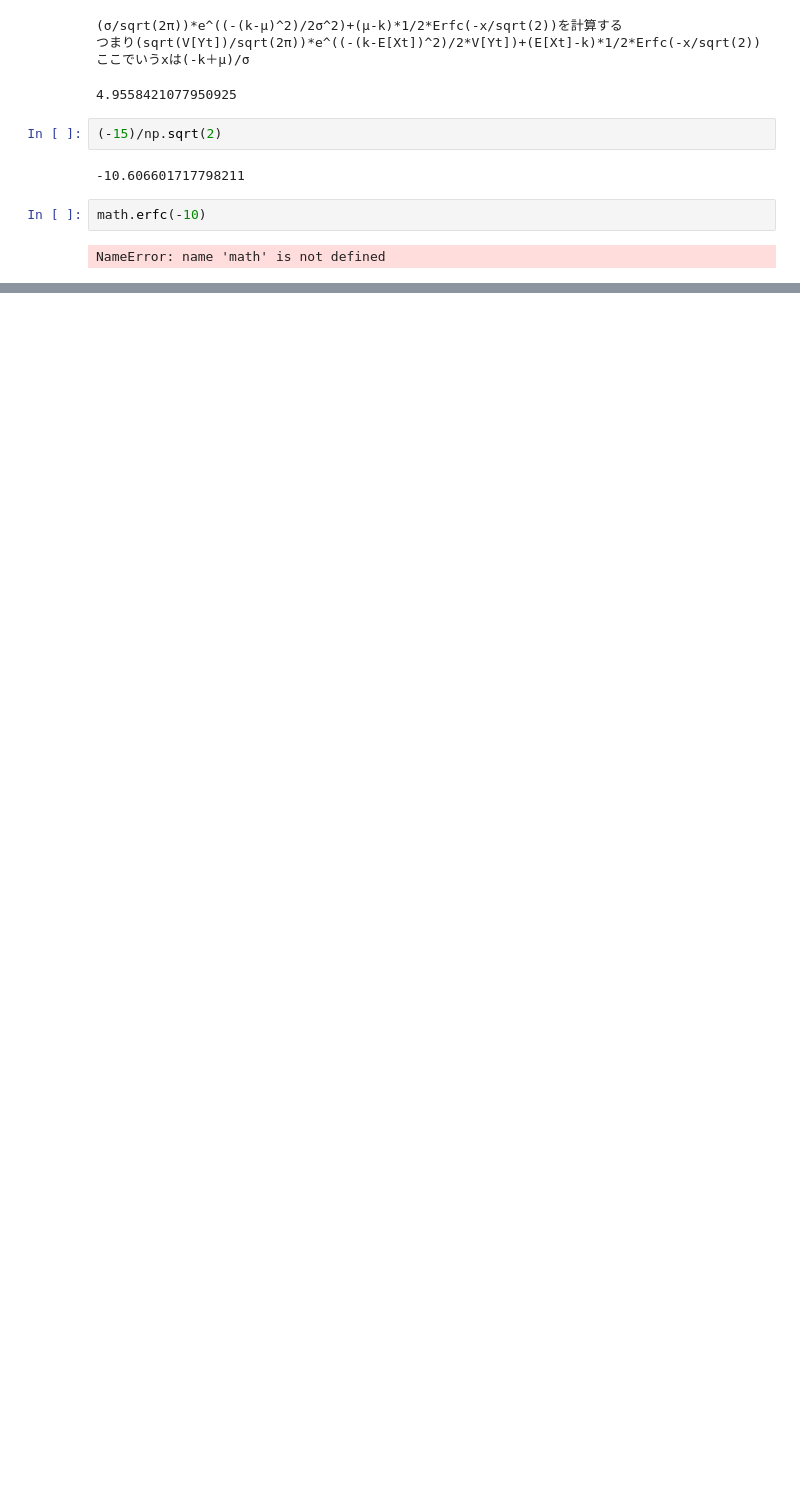
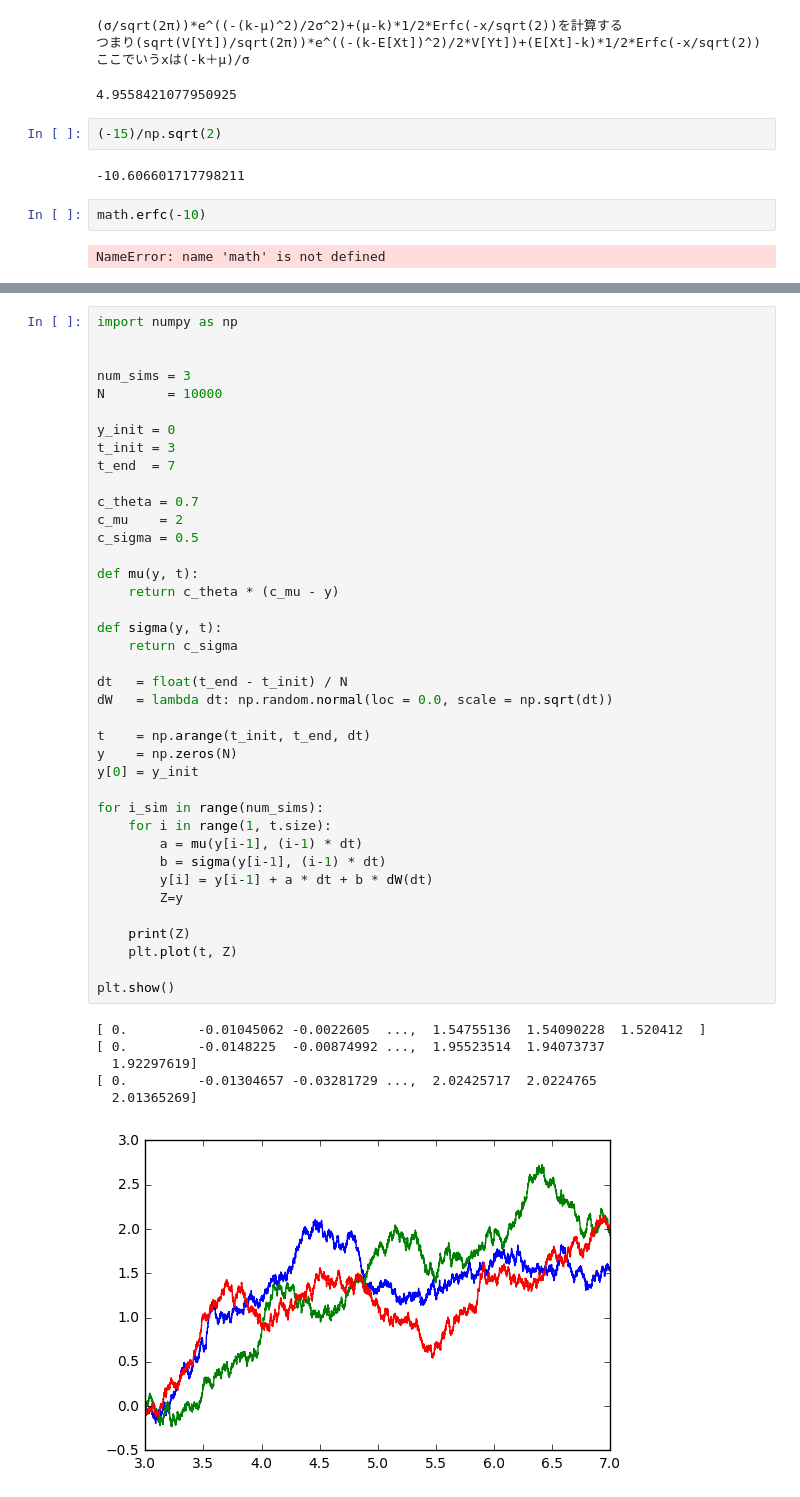
Before and after one commit to tomohiromatsumoto/SABRmodel_HBM, a Jupyter notebook: notebook2/labo.py.ipynb, the cells around one changed output, grey strips where cells are left out. Drawn from its saved outputs; the diff is of its cells as text; blank space fills up the shorter version.

```diff
--- a/notebook2/labo.py.ipynb
+++ b/notebook2/labo.py.ipynb
@@ -92,0 +137,46 @@ NameError: name 'math' is not defined
+# %%
+import numpy as np
+
+
+num_sims = 3
+N        = 10000
+
+y_init = 0
+t_init = 3
+t_end  = 7
+
+c_theta = 0.7
+c_mu    = 2
+c_sigma = 0.5
+
+def mu(y, t):
+    return c_theta * (c_mu - y)
+
+def sigma(y, t):
+    return c_sigma
+
+dt   = float(t_end - t_init) / N
+dW   = lambda dt: np.random.normal(loc = 0.0, scale = np.sqrt(dt))
+
+t    = np.arange(t_init, t_end, dt)
+y    = np.zeros(N)
+y[0] = y_init
+
+for i_sim in range(num_sims):
+    for i in range(1, t.size):
+        a = mu(y[i-1], (i-1) * dt)
+        b = sigma(y[i-1], (i-1) * dt)
+        y[i] = y[i-1] + a * dt + b * dW(dt)
+        Z=y
+
+    print(Z)
+    plt.plot(t, Z)
+
+plt.show()
+# %% [output]
+[ 0.         -0.01045062 -0.0022605  ...,  1.54755136  1.54090228  1.520412  ]
+[ 0.         -0.0148225  -0.00874992 ...,  1.95523514  1.94073737
+  1.92297619]
+[ 0.         -0.01304657 -0.03281729 ...,  2.02425717  2.0224765
+  2.01365269]
+[figure, added]
```
Also changed, not shown: parts of 2 cells of this notebook.
